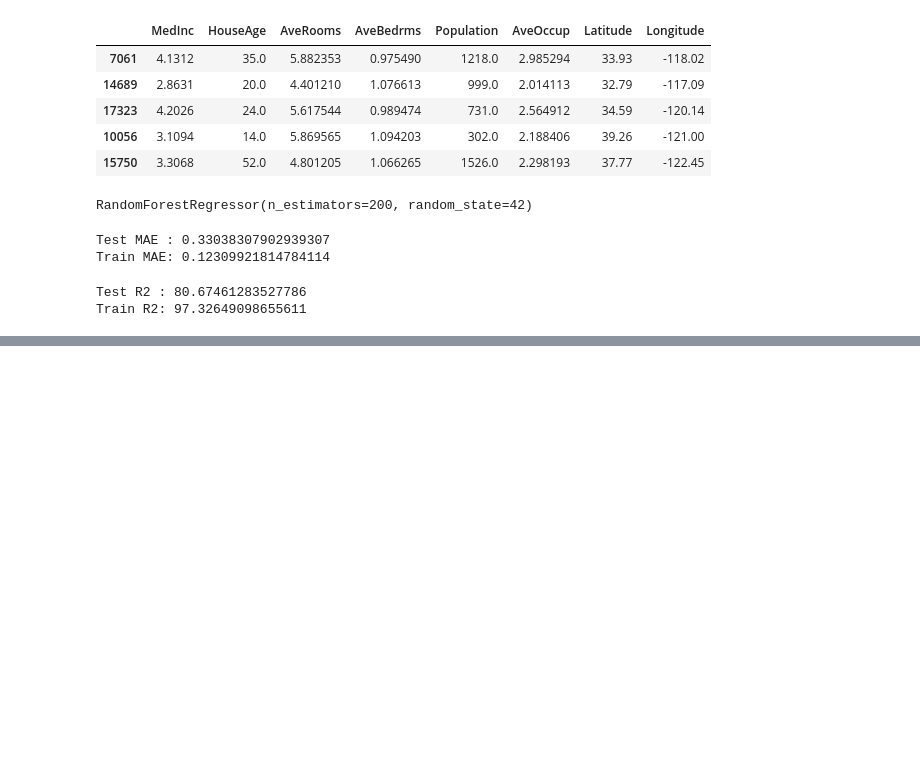
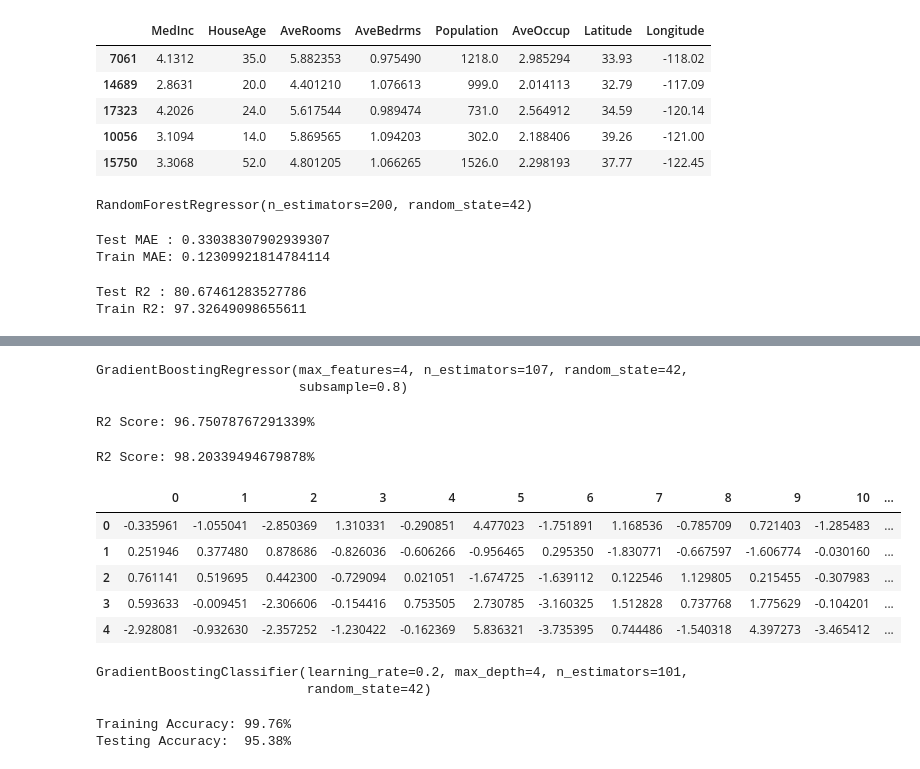
Before and after one commit to Ankit1726/Datascience, a Jupyter notebook: machine_learning/notebooks/ensemble_learning.ipynb, the cells around one changed output, grey strips where cells are left out. Cells and saved outputs as stored; diff of their text form; code cells hidden in the pictures; blank space fills up the shorter version.

Commit message:
boosting (lifghtbgm & cataboost) 📊

```diff
--- a/machine_learning/notebooks/ensemble_learning.ipynb
+++ b/machine_learning/notebooks/ensemble_learning.ipynb
@@ -482,0 +516,46 @@ Train R2: 97.32649098655611
+# %%
+from sklearn.ensemble import GradientBoostingRegressor
+gb_reg = GradientBoostingRegressor(
+     n_estimators=107,
+     learning_rate=0.1,
+     random_state=42,
+     subsample=0.8,
+     max_features=4
+)
+gb_reg.fit(X_train,y_train)
+# %% [output]
+GradientBoostingRegressor(max_features=4, n_estimators=107, random_state=42,
+                          subsample=0.8)
+# %%
+# Test Prediction
+y_pred = gb_reg.predict(X_test)
+print(f"R2 Score: {r2_score(y_test,y_pred)*100}%")
+# %% [output]
+R2 Score: 96.75078767291339%
+# %%
+# Train Prediction
+t_pred = gb_reg.predict(X_train)
+print(f"R2 Score: {r2_score(y_train,t_pred)*100}%")
+# %% [output]
+R2 Score: 98.20339494679878%
+# %%
+## GB For Classification
+from sklearn.ensemble import GradientBoostingClassifier
+from sklearn.datasets import make_classification
+X,y = make_classification(
+     n_samples=7000,
+     n_features=15,
+     n_informative=7,
+     random_state=42
+)
+# %%
+import pandas as pd
+df = pd.DataFrame(X)
+df.head()
+# %% [output]
+|  | 0 | 1 | 2 | 3 | 4 | 5 | 6 | 7 | 8 | 9 | 10 | ... |
+| 0 | -0.335961 | -1.055041 | -2.850369 | 1.310331 | -0.290851 | 4.477023 | -1.751891 | 1.168536 | -0.785709 | 0.721403 | -1.285483 | ... |
+| 1 | 0.251946 | 0.377480 | 0.878686 | -0.826036 | -0.606266 | -0.956465 | 0.295350 | -1.830771 | -0.667597 | -1.606774 | -0.030160 | ... |
+| 2 | 0.761141 | 0.519695 | 0.442300 | -0.729094 | 0.021051 | -1.674725 | -1.639112 | 0.122546 | 1.129805 | 0.215455 | -0.307983 | ... |
+| 3 | 0.593633 | -0.009451 | -2.306606 | -0.154416 | 0.753505 | 2.730785 | -3.160325 | 1.512828 | 0.737768 | 1.775629 | -0.104201 | ... |
+| 4 | -2.928081 | -0.932630 | -2.357252 | -1.230422 | -0.162369 | 5.836321 | -3.735395 | 0.744486 | -1.540318 | 4.397273 | -3.465412 | ... |
@@ -482,0 +567,22 @@ Train R2: 97.32649098655611
+# %%
+gb_clf = GradientBoostingClassifier(
+     learning_rate=0.2,
+     n_estimators=101,
+     max_depth=4,
+     random_state=42
+)
+gb_clf.fit(X_train,y_train)
+# %% [output]
+GradientBoostingClassifier(learning_rate=0.2, max_depth=4, n_estimators=101,
+                           random_state=42)
+# %%
+from sklearn.metrics import accuracy_score,classification_report
+y_pred = gb_clf.predict(X_test)
+t_pred = gb_clf.predict(X_train)
+
+# Evaluation
+print(f"Training Accuracy: {accuracy_score(y_train, t_pred) * 100:.2f}%")
+print(f"Testing Accuracy:  {accuracy_score(y_test, y_pred) * 100:.2f}%\n")
+# %% [output]
+Training Accuracy: 99.76%
+Testing Accuracy:  95.38%
```
Also changed, not shown: parts of 37 cells of this notebook.
